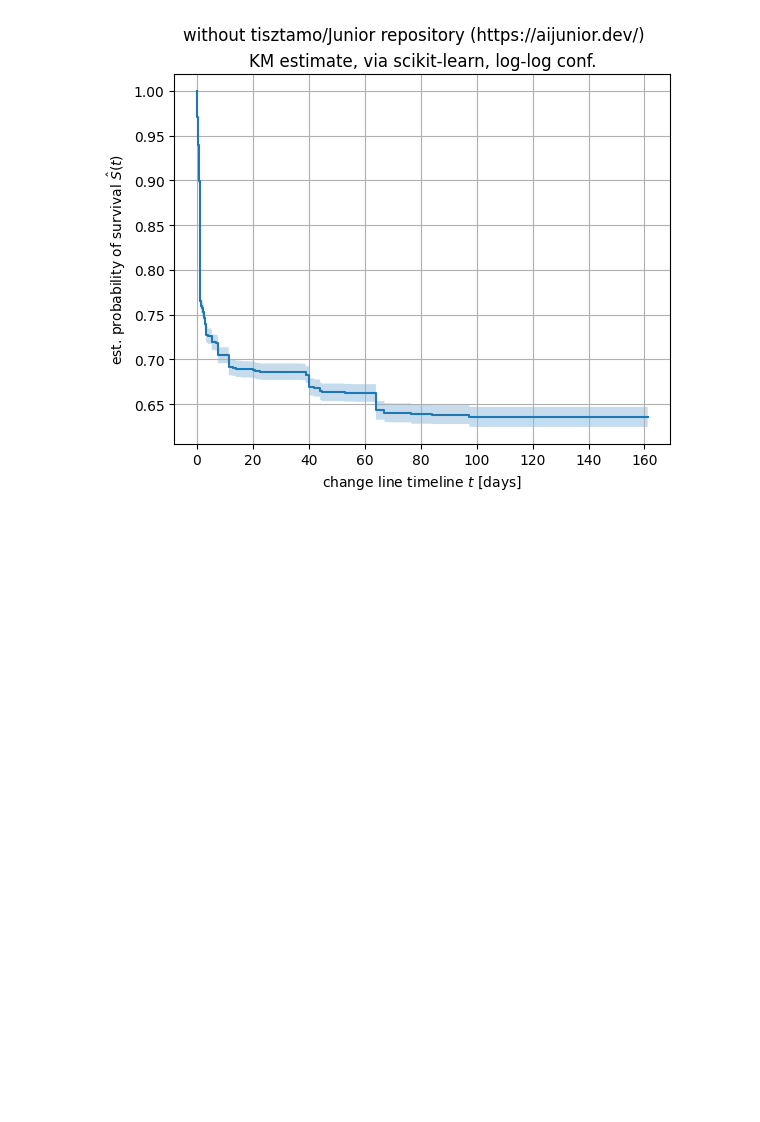
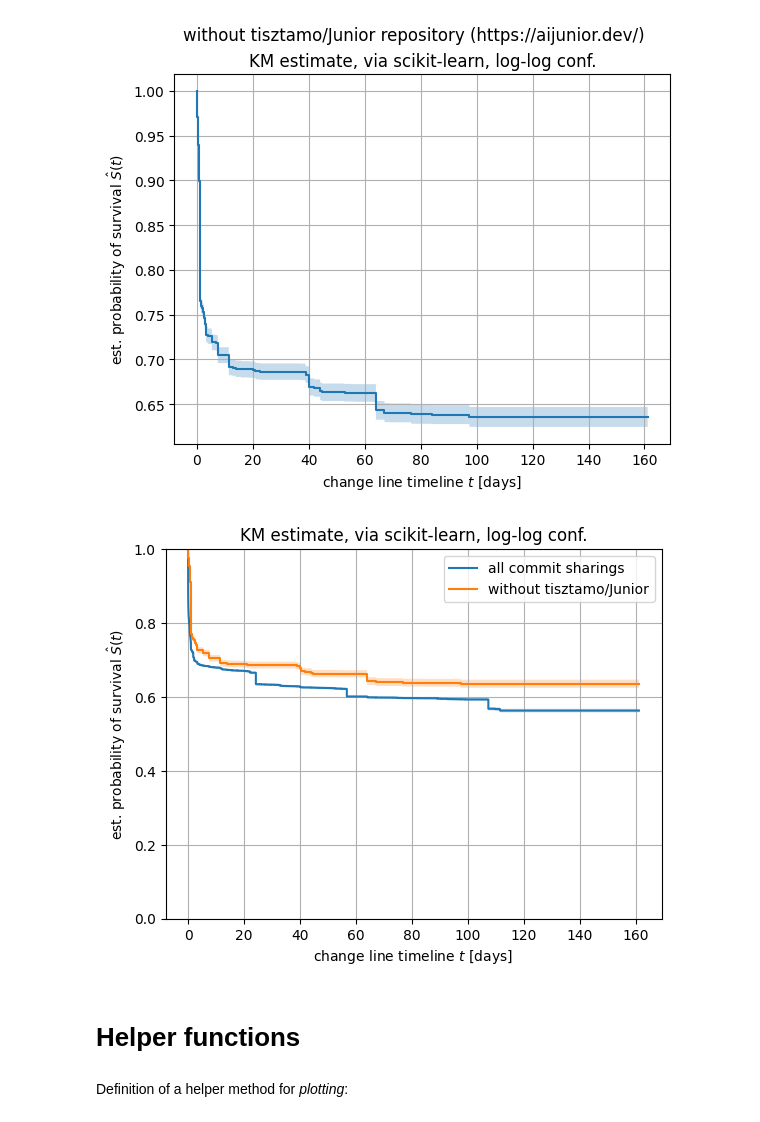
Before and after one commit to ncusi/MSR_Challenge_2024, a Jupyter notebook: notebooks/analyze_changes_survival.ipynb, the cells around one changed output. Saved outputs shown, nothing was run; the diff lists cells and outputs as text; code cells hidden in the pictures; blank space fills up the shorter version.

```diff
--- a/notebooks/analyze_changes_survival.ipynb
+++ b/notebooks/analyze_changes_survival.ipynb
@@ -680,3 +679,30 @@ plt.grid()
 plt.show()
 # %% [output]
 [figure]
+# %%
+time, survival_prob, conf_int = kaplan_meier_estimator(
+    E, T, conf_type="log-log"
+)
+plt.step(time, survival_prob, where="post", label="all commit sharings")
+plt.fill_between(time, conf_int[0], conf_int[1], alpha=0.25, step="post")
+
+time_sel, survival_prob_sel, conf_int_sel = kaplan_meier_estimator(
+    E_sel, T_sel, conf_type="log-log"
+)
+plt.step(time_sel, survival_prob_sel, where="post", label="without tisztamo/Junior")
+plt.fill_between(time_sel, conf_int_sel[0], conf_int_sel[1], alpha=0.25, step="post")
+
+plt.ylim(0, 1)
+plt.ylabel("est. probability of survival $\hat{S}(t)$")
+plt.xlabel("change line timeline $t$ [days]")
+plt.title("KM estimate, via scikit-learn, log-log conf.")
+plt.grid()
+plt.legend()
+
+plt.show()
+# %% [output]
+[figure, added]
+# %% [markdown]
+# Helper functions
+# %% [markdown]
+Definition of a helper method for _plotting_:
```
Also changed, not shown: parts of 12 cells of this notebook.
